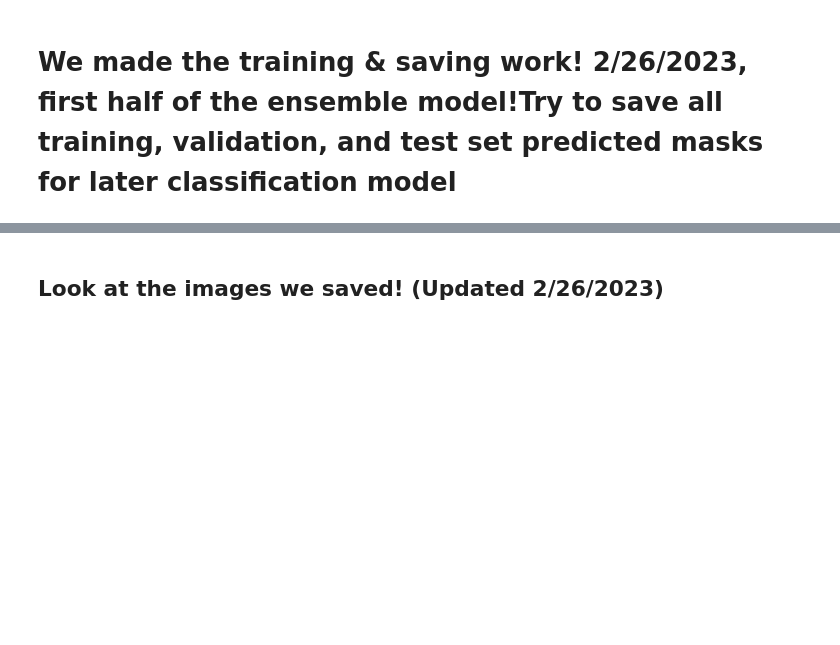
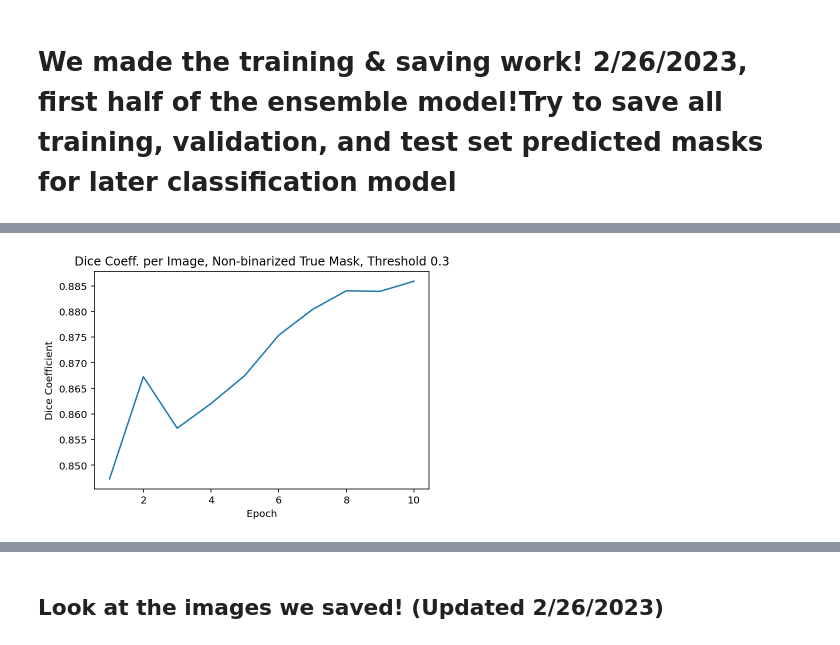
Before and after one commit to Angela-Wang111/DSC-180B-Project, a Jupyter notebook: ensemble_model_1.ipynb, the cells around one changed output, grey strips where cells are left out. Saved outputs shown, nothing was run; the diff lists cells and outputs as text; code cells hidden in the pictures; blank space fills up the shorter version.

```diff
--- a/ensemble_model_1.ipynb
+++ b/ensemble_model_1.ipynb
@@ -47,14 +47,14 @@ DEVICE = torch.device("cuda" if torch.cuda.is_available() else "cpu")
 print(DEVICE)
 print(torch.cuda.device_count())
 
-RESOLUTION = 256
+RESOLUTION = 512
 BATCH_SIZE = 4
 NUM_WORKERS = 4
 PIN_MEMORY = True
 DROP_LAST = True
 
 LEARNING_RATE = 1e-4
-NUM_EPOCHS = 1
+NUM_EPOCHS = 10
 
 THRESHOLD = 0.3
 # MIN_ACTIVATION_SIZE =
@@ -223,3 +197,5 @@ Downloading: "https://download.pytorch.org/models/resnet34-333f7ec4.pth" to /tmp
+# %%
+model_seg_2 = smp.Unet("efficientnet-b3", encoder_weights="imagenet", in_channels = 3, classes=1, activation=None)
 # %%
 model_seg
 # %% [output]
@@ -501,0 +554,5 @@ Saved all the predicted masks!
+# %%
+unet_model, train_loss, val_loss, logit_mask, true_mask, ori_xray, val_dice_arr = training_seg(model = model_seg_2,
+                                            num_epochs = NUM_EPOCHS, batch_size = BATCH_SIZE,
+                                            learning_rate = LEARNING_RATE,
+                                            train_loader = loaders_seg[0], val_loader = loaders_seg[1], test_loader = loaders_seg[2])
@@ -505,0 +630,8 @@ val_dice_arr
+# %%
+sns.lineplot(np.arange(1, NUM_EPOCHS+1), val_dice_arr)
+plt.title("Dice Coeff. per Image, Non-binarized True Mask, Threshold 0.3")
+plt.xlabel('Epoch')
+plt.ylabel('Dice Coefficient')
+plt.savefig('Dice Coeff. per Image, Non-binarized True Mask, Threshold 0.3.png')
+# %% [output]
+[figure, added]
```
Also changed, not shown: parts of 21 cells of this notebook, 3 other files.
